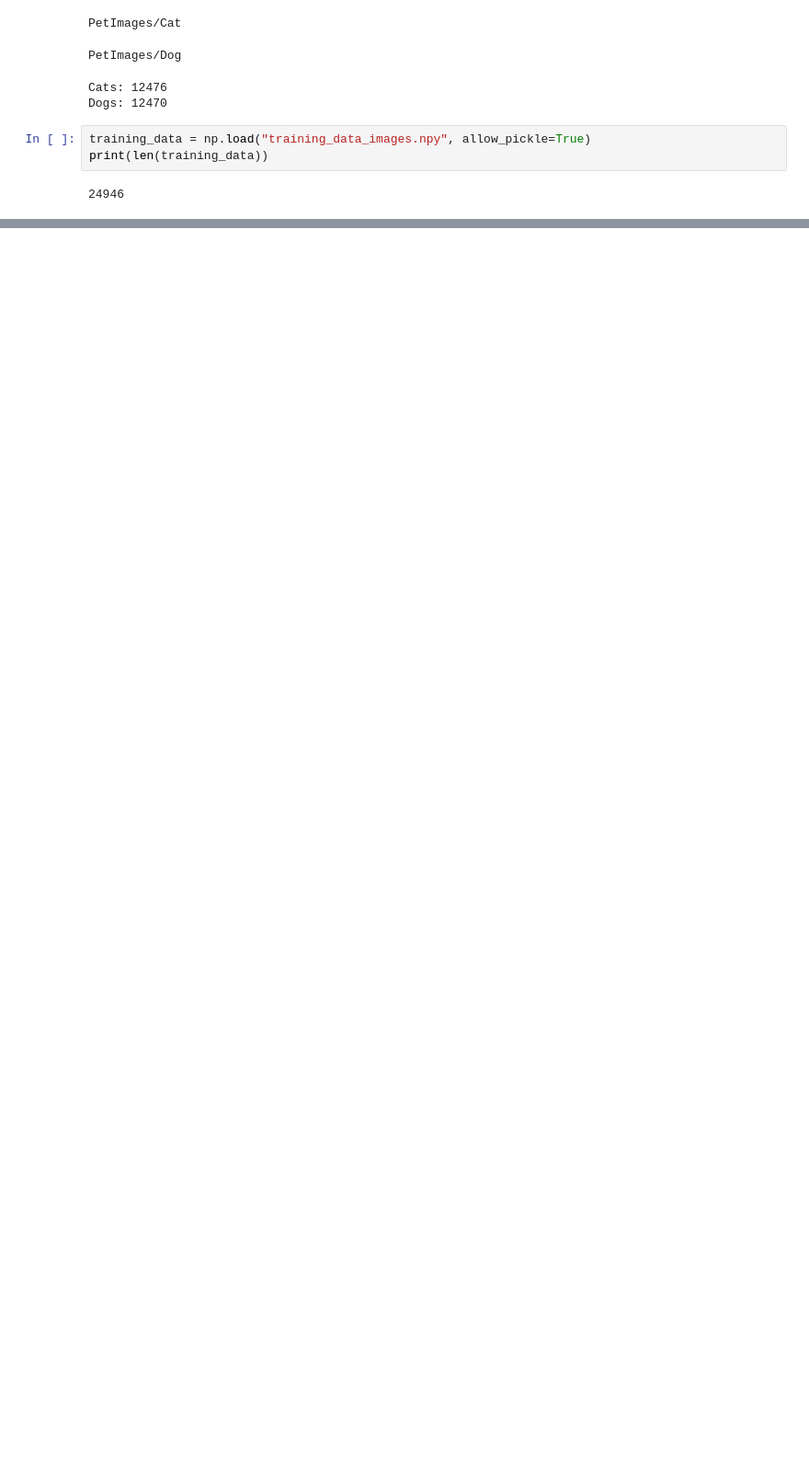
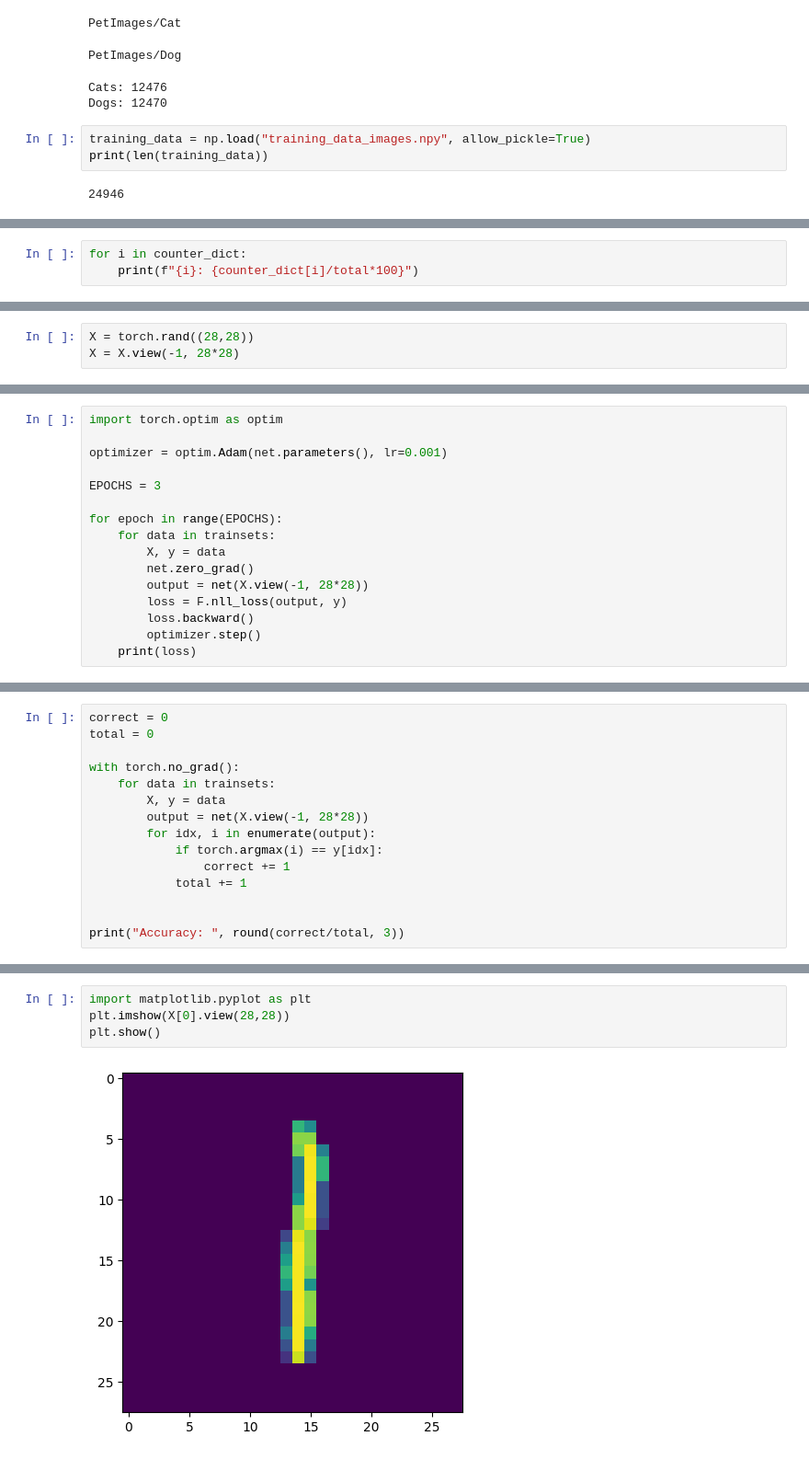
Before and after one commit to Ssaiyajin/Deep-Learning-with-Pytorch, a Jupyter notebook: deeplearning.ipynb, the cells around one changed output, grey strips where cells are left out. Shown at 92% size. Saved outputs shown, nothing was run; the diff lists cells and outputs as text; blank space fills up the shorter version.

```diff
--- a/deeplearning.ipynb
+++ b/deeplearning.ipynb
@@ -331,0 +616,3 @@ array([210., 161., 153., 222., 200., 204., 133., 134., 159., 181., 156.,
+# %%
+for i in counter_dict:
+    print(f"{i}: {counter_dict[i]/total*100}")
@@ -331,0 +674,3 @@ array([210., 161., 153., 222., 200., 204., 133., 134., 159., 181., 156.,
+# %%
+X = torch.rand((28,28))
+X = X.view(-1, 28*28)
@@ -331,0 +685,16 @@ array([210., 161., 153., 222., 200., 204., 133., 134., 159., 181., 156.,
+# %%
+import torch.optim as optim
+
+optimizer = optim.Adam(net.parameters(), lr=0.001)
+
+EPOCHS = 3
+
+for epoch in range(EPOCHS):
+    for data in trainsets:
+        X, y = data
+        net.zero_grad()
+        output = net(X.view(-1, 28*28))
+        loss = F.nll_loss(output, y)
+        loss.backward()
+        optimizer.step()
+    print(loss)
@@ -331,0 +705,15 @@ array([210., 161., 153., 222., 200., 204., 133., 134., 159., 181., 156.,
+# %%
+correct = 0
+total = 0
+
+with torch.no_grad():
+    for data in trainsets:
+        X, y = data
+        output = net(X.view(-1, 28*28))
+        for idx, i in enumerate(output):
+            if torch.argmax(i) == y[idx]:
+                correct += 1
+            total += 1
+
+
+print("Accuracy: ", round(correct/total, 3))
@@ -331,0 +722,6 @@ array([210., 161., 153., 222., 200., 204., 133., 134., 159., 181., 156.,
+# %%
+import matplotlib.pyplot as plt
+plt.imshow(X[0].view(28,28))
+plt.show()
+# %% [output]
+[figure, added]
```
Also changed, not shown: parts of 75 cells of this notebook.
